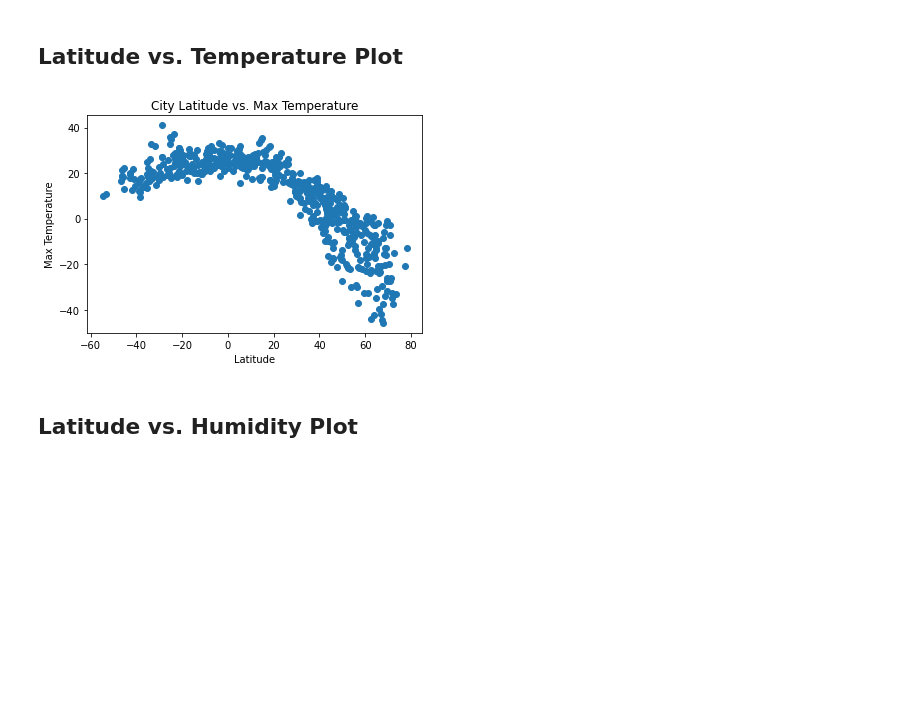
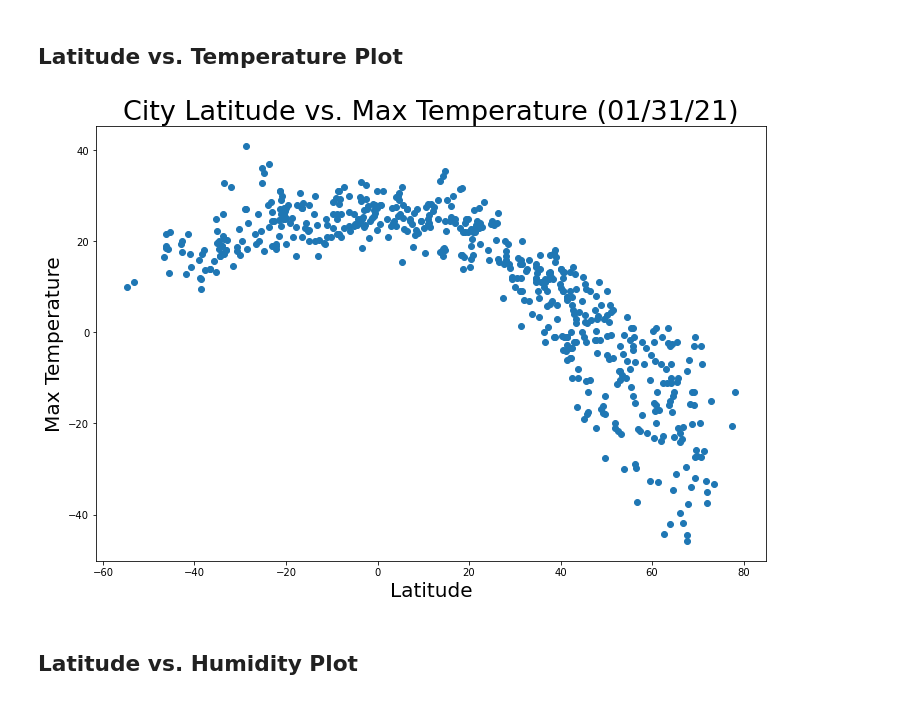
Before and after one commit to pete6184/WeatherPy_API_Weather_Data, a Jupyter notebook: WeatherPy/WeatherPy.ipynb, the cells around one changed output. Saved outputs shown, nothing was run; the diff lists cells and outputs as text; code cells hidden in the pictures; blank space fills up the shorter version.

```diff
--- a/WeatherPy/WeatherPy.ipynb
+++ b/WeatherPy/WeatherPy.ipynb
@@ -179,14 +179,19 @@ cities_df.describe()
 ## Latitude vs. Temperature Plot
 # %%
 # create a scatter plot to show relationship between lattitude and max temperature
+current_date = pd.to_datetime('today').date().strftime('%m/%d/%y')
+fig1, ax1 = plt.subplots(figsize=(12, 8))
 plt.scatter(cities_df["Lat"], cities_df["Max Temp"], marker="o")
-plt.title("City Latitude vs. Max Temperature")
-plt.xlabel("Latitude")
-plt.ylabel("Max Temperature")
+plt.title(f"City Latitude vs. Max Temperature ({current_date})", fontsize=27)
+plt.xlabel("Latitude", fontsize=20)
+plt.ylabel("Max Temperature", fontsize=20)
+
+# save figure as a .png file
+plt.savefig("../output_data/Fig1.png")
 
 plt.show()
 # %% [output]
-[figure, old version]
+[figure, new version]
 # %% [markdown]
 ## Latitude vs. Humidity Plot
 # %%
```
Also changed, not shown: parts of 11 cells of this notebook, 4 other files.
